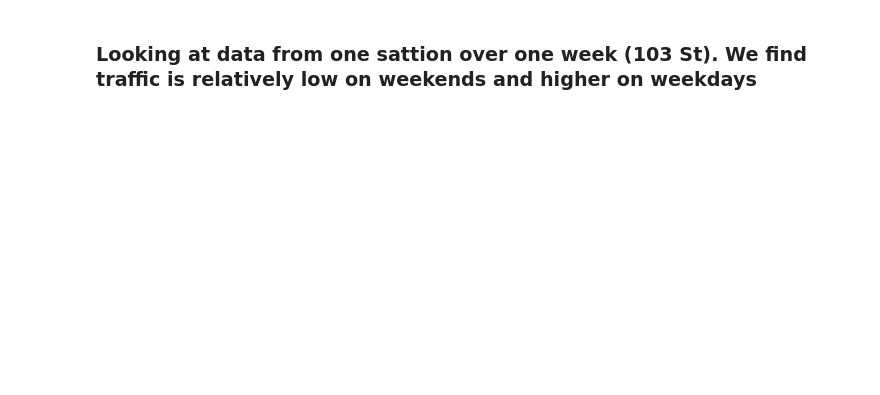
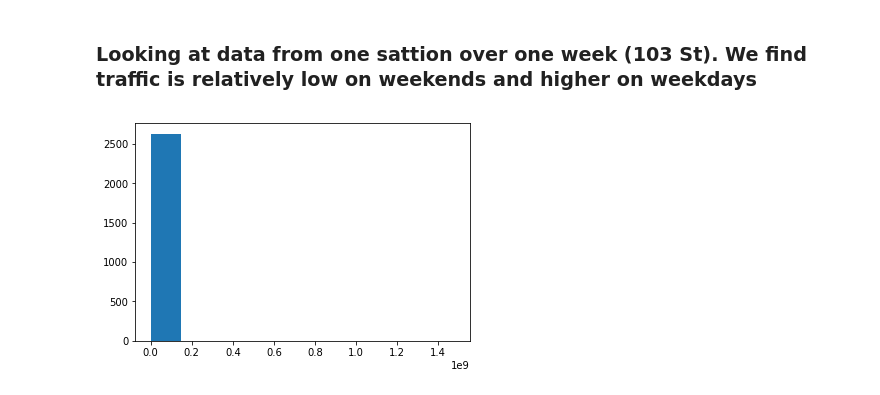
Before and after one commit to AhaYesEleanor/MTA-Traffic-analysis, a Jupyter notebook: Benson.ipynb, the cells around one changed output. Saved outputs shown, nothing was run; the diff lists cells and outputs as text; code cells hidden in the pictures; blank space fills up the shorter version.

```diff
--- a/Benson.ipynb
+++ b/Benson.ipynb
@@ -151,0 +152,4 @@ plt.xticks(rotation = 'vertical')
+# %%
+plt.hist(daily_totals['ENTRIES']);
+# %% [output]
+[figure, added]
```
Also changed, not shown: parts of 8 cells of this notebook.
